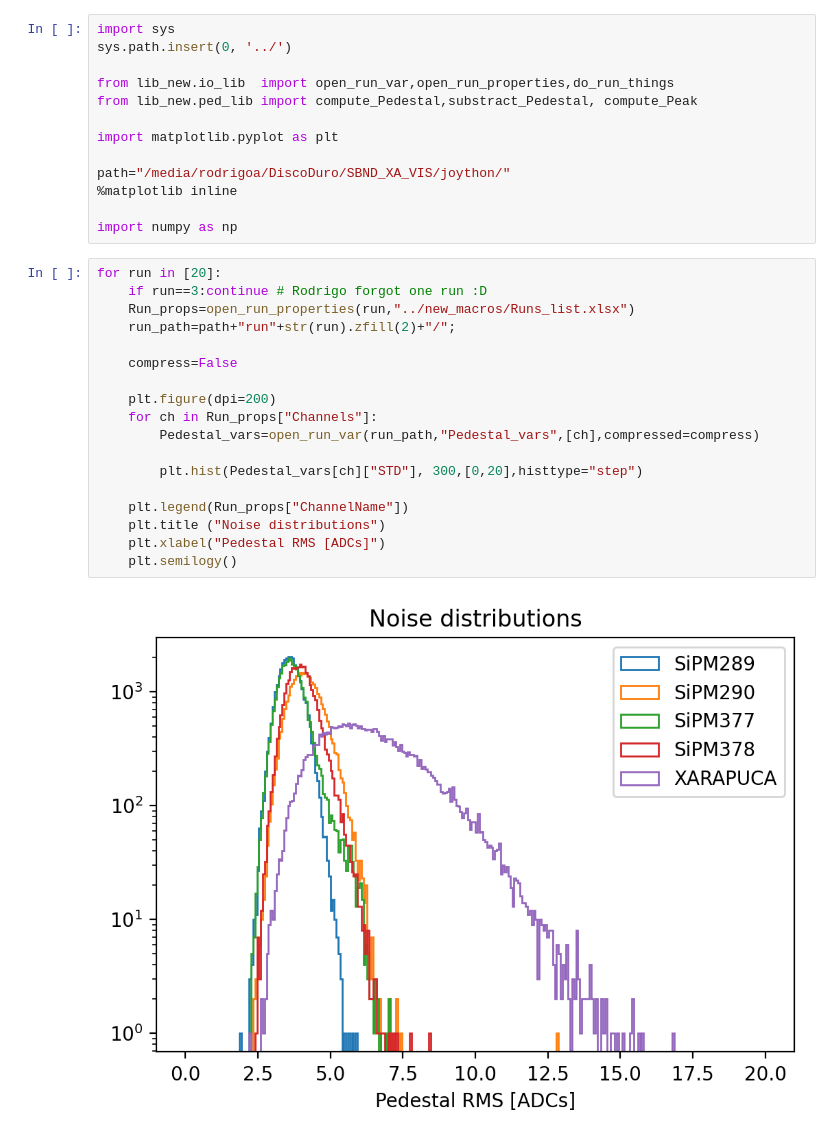
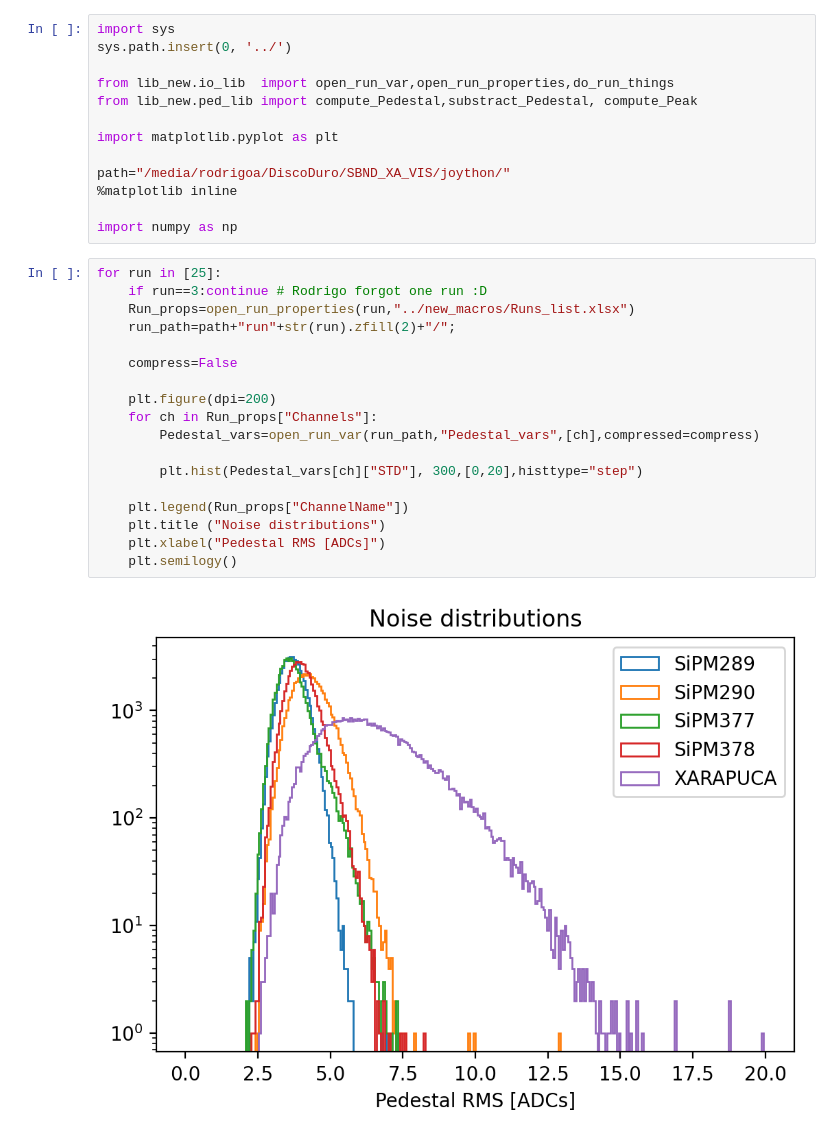
Before and after one commit to CIEMAT-Neutrino/SCINT, a Jupyter notebook: joython_notebooks/Noise.ipynb, the cells around one changed output. Saved outputs shown, nothing was run; the diff lists cells and outputs as text.

```diff
--- a/joython_notebooks/Noise.ipynb
+++ b/joython_notebooks/Noise.ipynb
@@ -12,22 +12,22 @@ path="/media/rodrigoa/DiscoDuro/SBND_XA_VIS/joython/"
 
 import numpy as np
 # %%
-for run in [20]:
+for run in [25]:
     if run==3:continue # Rodrigo forgot one run :D
     Run_props=open_run_properties(run,"../new_macros/Runs_list.xlsx")
     run_path=path+"run"+str(run).zfill(2)+"/";
 
     compress=False
 
     plt.figure(dpi=200)
     for ch in Run_props["Channels"]:
         Pedestal_vars=open_run_var(run_path,"Pedestal_vars",[ch],compressed=compress)
 
         plt.hist(Pedestal_vars[ch]["STD"], 300,[0,20],histtype="step")
 
     plt.legend(Run_props["ChannelName"])
     plt.title ("Noise distributions")
     plt.xlabel("Pedestal RMS [ADCs]")
     plt.semilogy()
 # %% [output]
-[figure, old version]
+[figure, new version]
```
Also changed, not shown: parts of 1 cell of this notebook, 2 other files.
